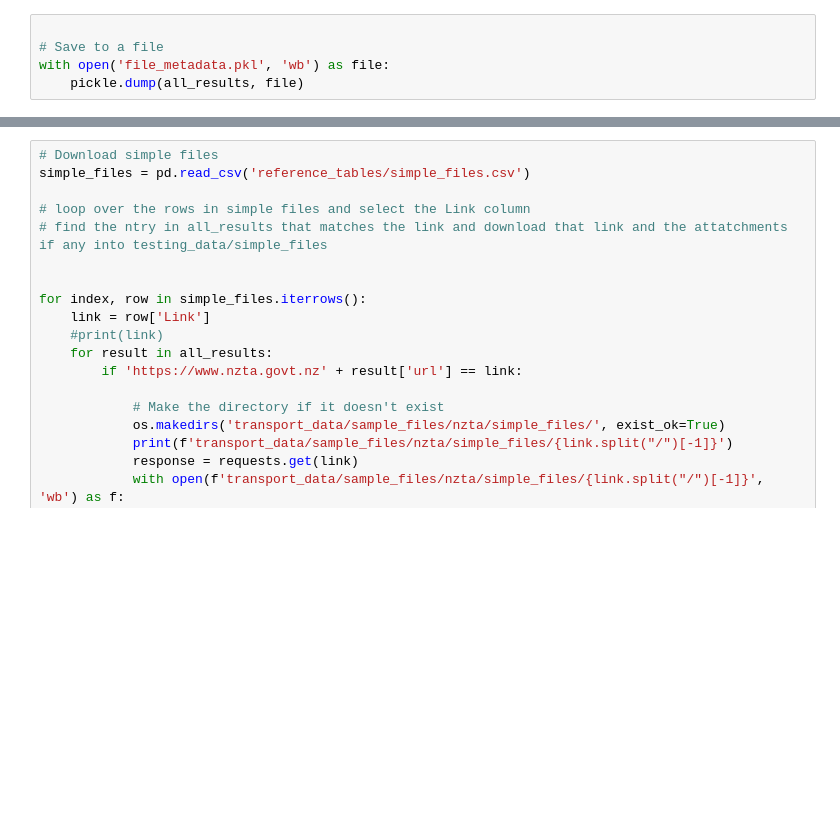
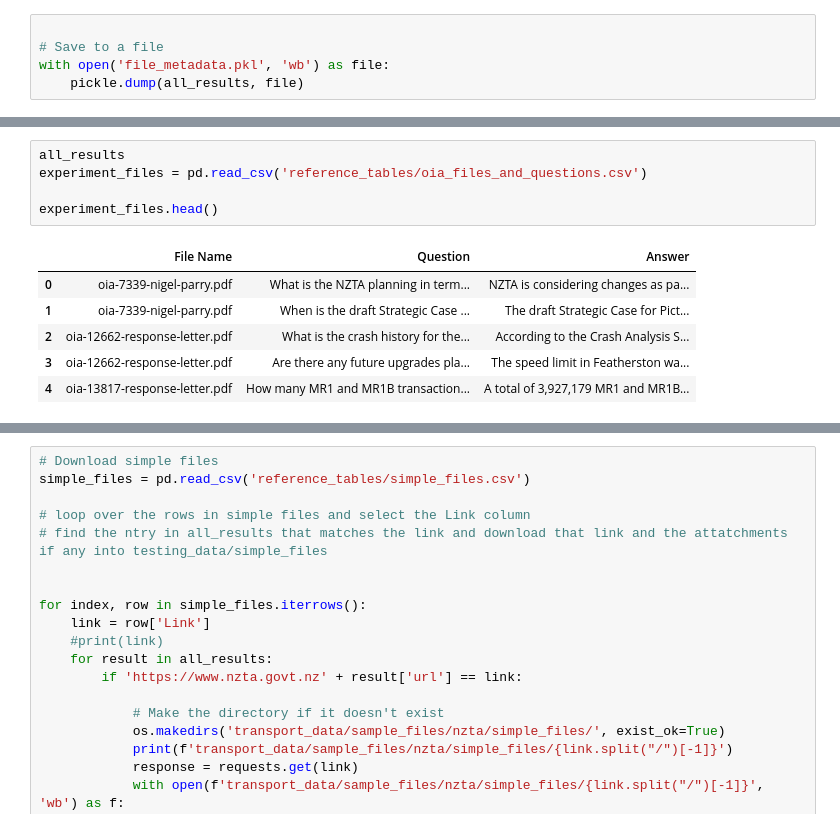
Before and after one commit to fnavarro94/NZTA-GraphRAG, a Jupyter notebook: crawler.ipynb, the cells around one changed output, grey strips where cells are left out. Drawn from its saved outputs; the diff is of its cells as text; blank space fills up the shorter version.

```diff
--- a/crawler.ipynb
+++ b/crawler.ipynb
@@ -491,0 +502,12 @@ KeyboardInterrupt:
+# %%
+all_results
+experiment_files = pd.read_csv('reference_tables/oia_files_and_questions.csv')
+
+experiment_files.head()
+# %% [output]
+|  | File Name | Question | Answer |
+| 0 | oia-7339-nigel-parry.pdf | What is the NZTA planning in term... | NZTA is considering changes as pa... |
+| 1 | oia-7339-nigel-parry.pdf | When is the draft Strategic Case ... | The draft Strategic Case for Pict... |
+| 2 | oia-12662-response-letter.pdf | What is the crash history for the... | According to the Crash Analysis S... |
+| 3 | oia-12662-response-letter.pdf | Are there any future upgrades pla... | The speed limit in Featherston wa... |
+| 4 | oia-13817-response-letter.pdf | How many MR1 and MR1B transaction... | A total of 3,927,179 MR1 and MR1B... |
```
Also changed, not shown: parts of 5 cells of this notebook, 2 other files.
